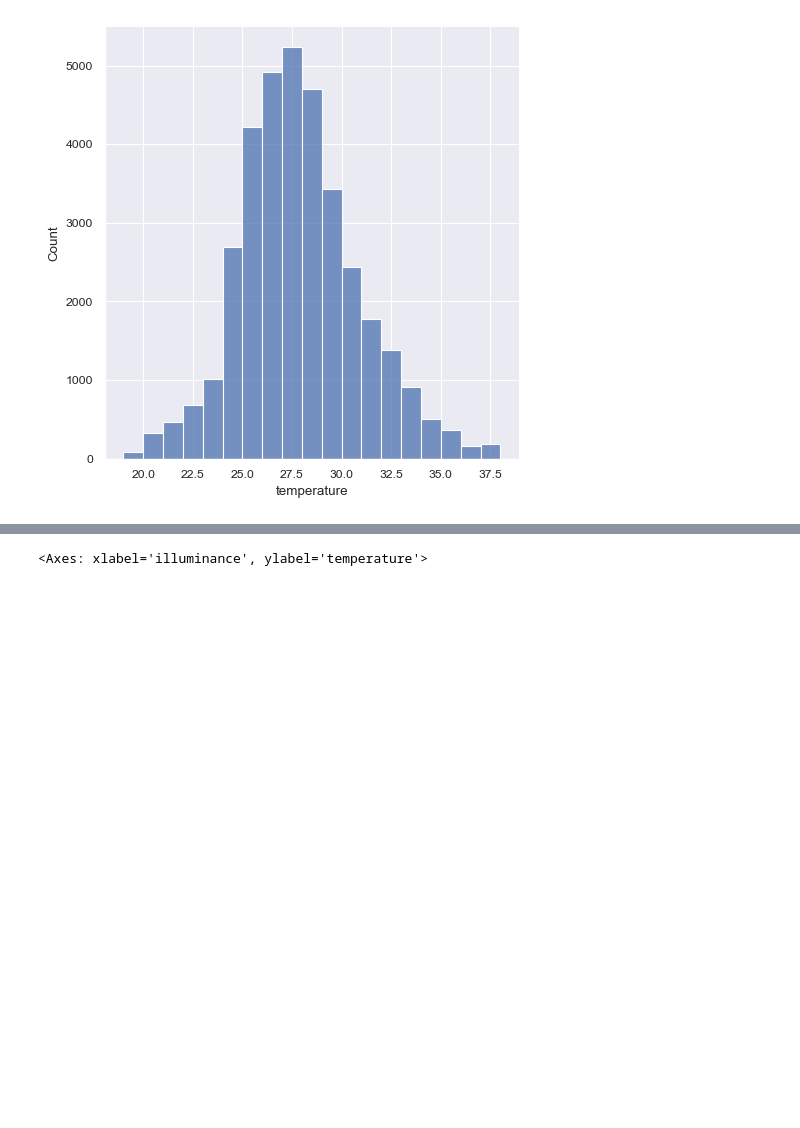
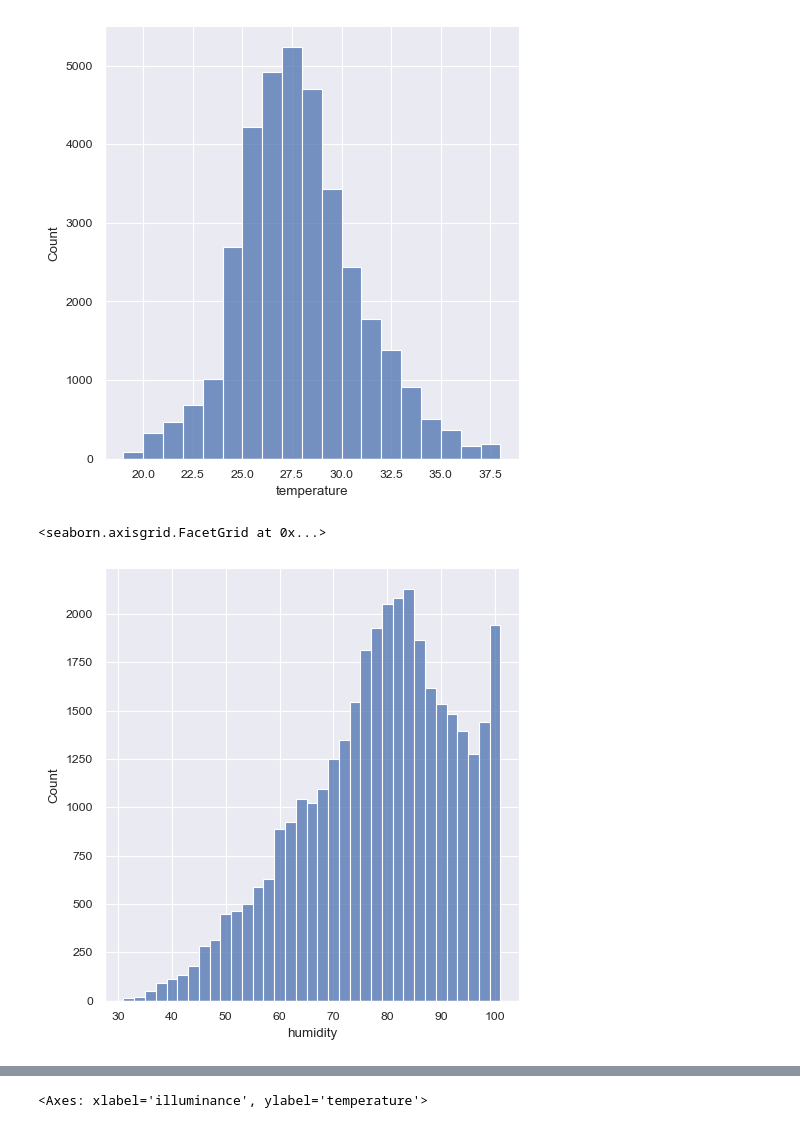
Before and after one commit to chusanapunn/SmartEnvi_AY3T2, a Jupyter notebook: smartEnviA.ipynb, the cells around one changed output, grey strips where cells are left out. Drawn from its saved outputs; the diff is of its cells as text; code cells hidden in the pictures; blank space fills up the shorter version.

```diff
--- a/smartEnviA.ipynb
+++ b/smartEnviA.ipynb
@@ -280,3 +280,8 @@ sns.displot(new_df, x="temperature", binwidth=1)
 # %% [output]
 <seaborn.axisgrid.FacetGrid at 0x...>
 [figure]
+# %%
+sns.displot(new_df, x="humidity", binwidth=2)
+# %% [output]
+<seaborn.axisgrid.FacetGrid at 0x...>
+[figure, added]
```
Also changed, not shown: parts of 4 cells of this notebook.
